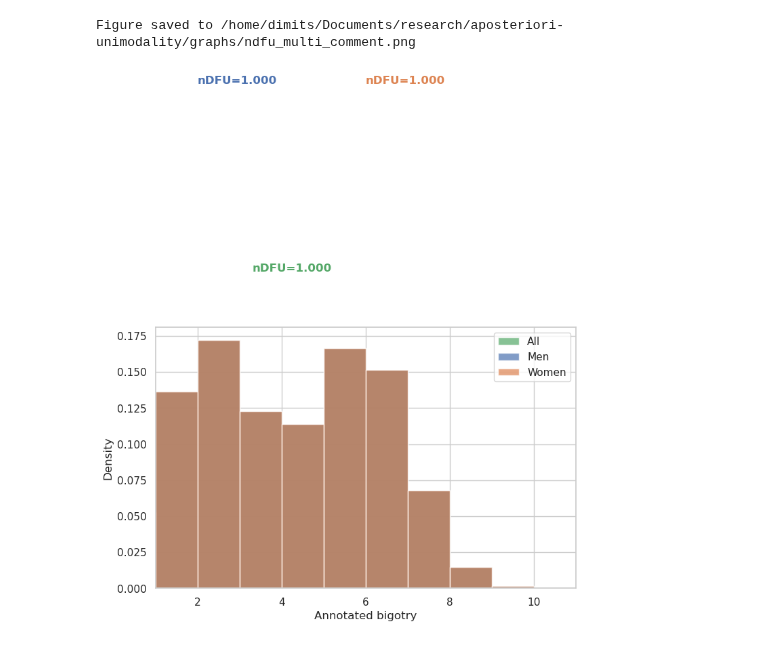
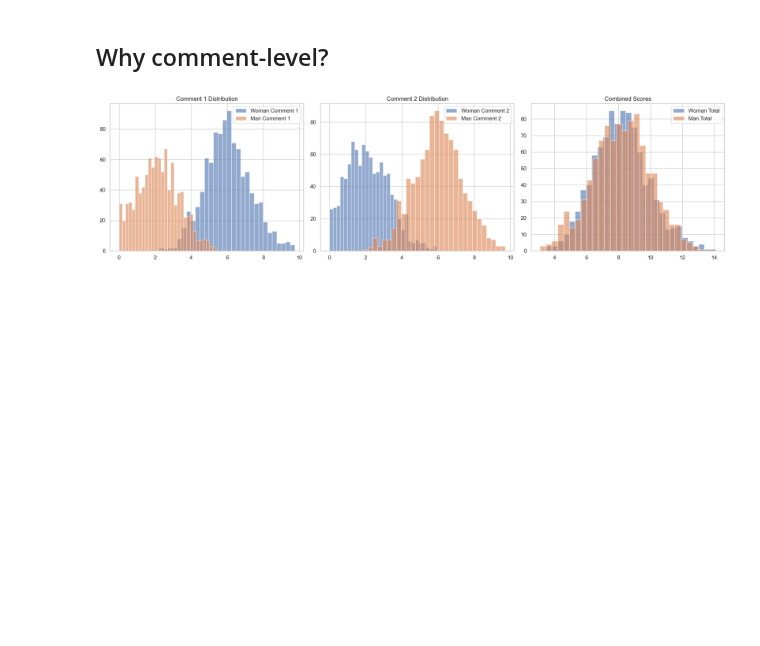
Before and after one commit to dimits-ts/aposteriori-unimodality, a Jupyter notebook: explanation.ipynb, the cells around one changed output. Cells and saved outputs as stored; diff of their text form; code cells hidden in the pictures; blank space fills up the shorter version.

```diff
--- a/explanation.ipynb
+++ b/explanation.ipynb
@@ -68,38 +74,40 @@ Figure saved to /home/dimits/Documents/research/aposteriori-unimodality/graphs/n
-# %%
-d_woman_comment1 = gaussian(x, mu=d1_mean, sigma=1.3)
-d_woman_comment2 = gaussian(x, mu=d2_mean, sigma=1.3)
-
-d_man_comment1 = gaussian(x, mu=d2_mean, sigma=1.3)
-d_man_comment2 = gaussian(x, mu=d1_mean, sigma=1.3)
-
-d_woman = d_woman_comment1 + d_woman_comment2
-d_man = d_man_comment1 + d_man_comment2
-
-n_d1 = ndfu(d_woman)
-n_d2 = ndfu(d_man)
-n_union = ndfu(d_union)
-ndfus = [n_d1, n_d2, n_union]
-
-x_values = [d1_mean, d2_mean, (d1_mean + d2_mean) / 2 - 0.7]
-y_values = [0.35, 0.35, 0.22]
-
-plt.figure(figsize=(8, 5))
-plt.hist(x, weights=d_union, bins=k, density=True, alpha=0.7, color=colors[2], label="All")
-plt.hist(x, weights=d_woman, bins=k, density=True, alpha=0.7, color=colors[0], label="Men")
-plt.hist(x, weights=d_man, bins=k, density=True, alpha=0.7, color=colors[1], label="Women")
-
-# Annotating nDFU values
-for pos, val, color, ndfu_value in zip(x_values, y_values, colors, ndfus):
-    text = f"nDFU={ndfu_value:.3f}"
-    plt.text(pos, val, text, color=color, weight="bold")
-
-
-plt.xlim(1, 11)
-plt.legend()
-plt.xlabel("Annotated bigotry")
-plt.ylabel("Density")
-
-plt.show()
-# %% [output]
-Figure saved to /home/dimits/Documents/research/aposteriori-unimodality/graphs/ndfu_multi_comment.png
-[figure, removed]
+# %% [markdown]
+## Why comment-level?
+# %%
+def truncated_normal(loc, scale, lower=0, upper=10, size=1000):
+    a, b = (lower - loc) / scale, (upper - loc) / scale
+    return scipy.stats.truncnorm(a, b, loc=loc, scale=scale).rvs(size)
+
+
+d_woman_comment1 = truncated_normal(loc=d2_mean, scale=1.3, size=1000)
+d_woman_comment2 = truncated_normal(loc=d1_mean, scale=1.3, size=1000)
+
+d_man_comment1 = truncated_normal(loc=d1_mean, scale=1.3, size=1000)
+d_man_comment2 = truncated_normal(loc=d2_mean, scale=1.3, size=1000)
+
+d_woman = d_woman_comment1 + d_woman_comment2
+d_man = d_man_comment1 + d_man_comment2
+# %%
+fig, axs = plt.subplots(1, 3, figsize=(18, 5), tight_layout=True)
+
+# Plot comment1 histograms
+axs[0].hist(d_woman_comment1, bins=30, alpha=0.6, label='Woman Comment 1')
+axs[0].hist(d_man_comment1, bins=30, alpha=0.6, label='Man Comment 1')
+axs[0].set_title('Comment 1 Distribution')
+axs[0].legend()
+
+# Plot comment2 histograms
+axs[1].hist(d_woman_comment2, bins=30, alpha=0.6, label='Woman Comment 2')
+axs[1].hist(d_man_comment2, bins=30, alpha=0.6, label='Man Comment 2')
+axs[1].set_title('Comment 2 Distribution')
+axs[1].legend()
+
+# Plot combined scores
+axs[2].hist(d_woman, bins=30, alpha=0.6, label='Woman Total')
+axs[2].hist(d_man, bins=30, alpha=0.6, label='Man Total')
+axs[2].set_title('Combined Scores')
+axs[2].legend()
+
+plt.show()
+# %% [output]
+[figure, added]
```
Also changed, not shown: parts of 4 cells of this notebook, 1 other file.
